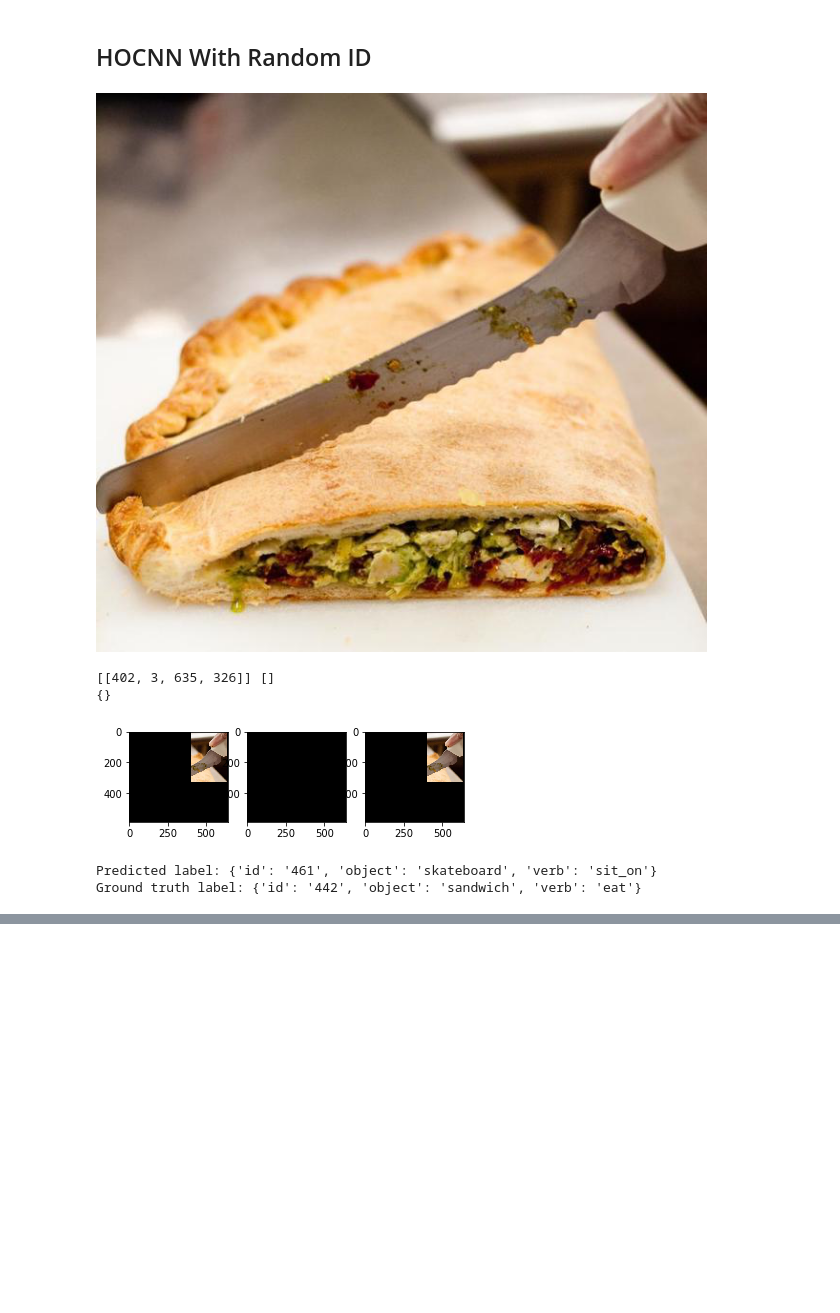
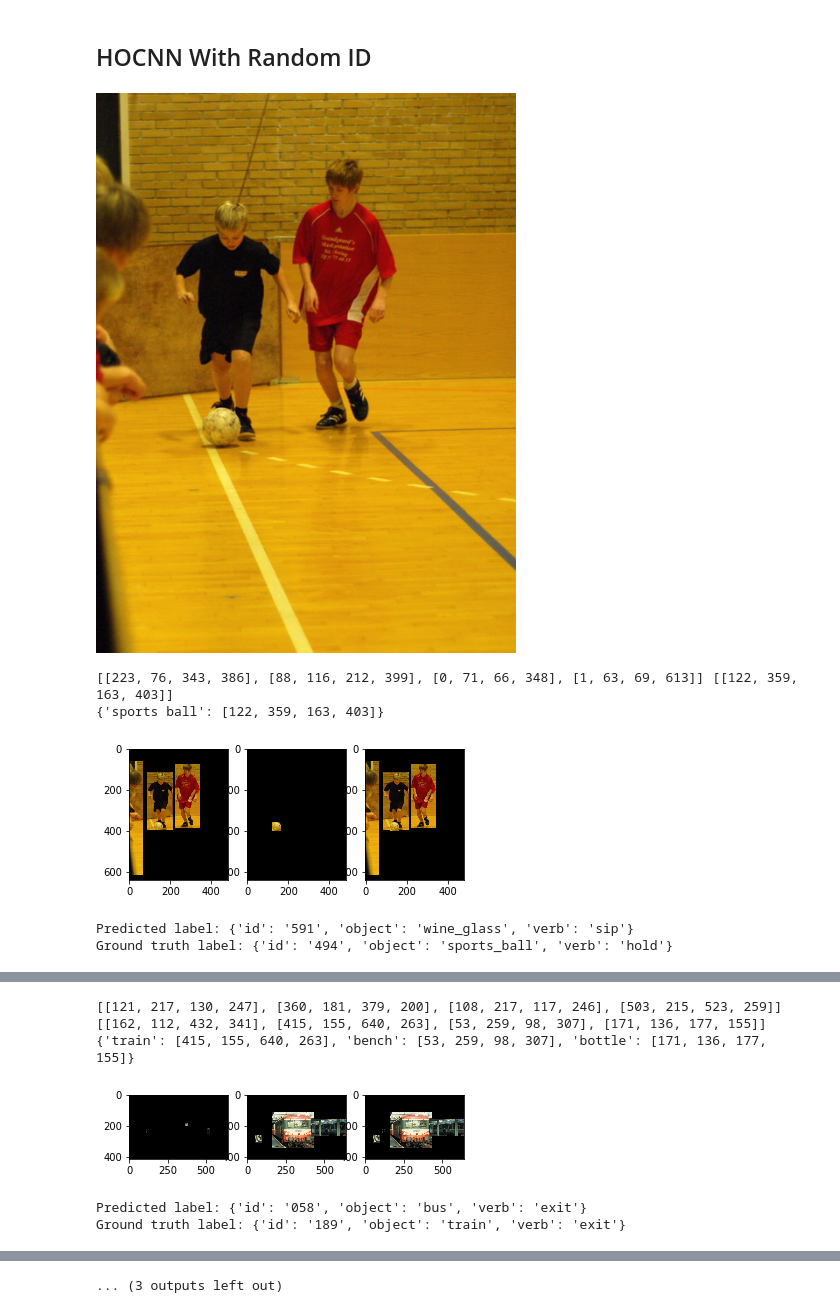
Before and after one commit to callaunchpad/interact, a Jupyter notebook: test_model.ipynb, the cells around one changed output, grey strips where cells are left out. Cells and saved outputs as stored; diff of their text form; code cells hidden in the pictures; blank space fills up the shorter version.

```diff
--- a/test_model.ipynb
+++ b/test_model.ipynb
@@ -224,38 +224,41 @@ def run_prediction(img_id):
     human_bbox_img = cv2.resize(human_bbox_img, (64, 64), interpolation=cv2.INTER_AREA)
     obj_bbox_img = cv2.resize(obj_bbox_img, (64, 64), interpolation=cv2.INTER_AREA)
     pairwise_bbox_img = cv2.resize(pairwise_bbox_img, (64, 64), interpolation=cv2.INTER_AREA)
 
     human_bbox_img = torch.from_numpy(human_bbox_img).to(device)
     obj_bbox_img = torch.from_numpy(obj_bbox_img).to(device)
     pairwise_bbox_img = torch.from_numpy(pairwise_bbox_img).to(device)
 
 
     res_human_input = human_bbox_img.unsqueeze(0)
     res_obj_input = obj_bbox_img.unsqueeze(0)
     res_pairwise_input = pairwise_bbox_img.unsqueeze(0)
 
     res_human_input = res_human_input.permute([0,3,1,2]).float().to(device)
     res_obj_input = res_obj_input.permute([0,3,1,2]).float().to(device)
     res_pairwise_input = res_pairwise_input.permute([0,3,1,2]).float().to(device)
 
     with torch.no_grad(): # Disable gradients for validation
         outputs = model.forward(res_human_input, res_obj_input, res_pairwise_input)
         preds = torch.argmax(outputs, dim=1)
 
     prediction = hoi_list[preds.item() + 1]
     print('Predicted label: ' + str(prediction))
 
     ground_data = [x for x in anno_list if x['global_id'] == "HICO_test2015_" + str(img_id).rjust(8, '0')][0]
     ground_truth = ground_data['hois'][0]
     img_id = int(ground_truth['id'])
     print('Ground truth label: ' + str(hoi_list[img_id]))
 
-img_id = randint(1, 3000)
-run_prediction(img_id)
+from time import sleep
+while True:
+    img_id = randint(1, 1000)
+    run_prediction(img_id)
+    sleep(5)
 # %% [output]
-[figure, old version]
+[figure, new version]
-[[402, 3, 635, 326]] []
-{}
+[[223, 76, 343, 386], [88, 116, 212, 399], [0, 71, 66, 348], [1, 63, 69, 613]] [[122, 359, 163, 403]]
+{'sports ball': [122, 359, 163, 403]}
-[figure, old version]
+[figure, new version]
-Predicted label: {'id': '461', 'object': 'skateboard', 'verb': 'sit_on'}
-Ground truth label: {'id': '442', 'object': 'sandwich', 'verb': 'eat'}
+Predicted label: {'id': '591', 'object': 'wine_glass', 'verb': 'sip'}
+Ground truth label: {'id': '494', 'object': 'sports_ball', 'verb': 'hold'}
@@ -261,0 +266,5 @@ Ground truth label: {'id': '442', 'object': 'sandwich', 'verb': 'eat'}
+[[121, 217, 130, 247], [360, 181, 379, 200], [108, 217, 117, 246], [503, 215, 523, 259]] [[162, 112, 432, 341], [415, 155, 640, 263], [53, 259, 98, 307], [171, 136, 177, 155]]
+{'train': [415, 155, 640, 263], 'bench': [53, 259, 98, 307], 'bottle': [171, 136, 177, 155]}
+[figure, added]
+Predicted label: {'id': '058', 'object': 'bus', 'verb': 'exit'}
+Ground truth label: {'id': '189', 'object': 'train', 'verb': 'exit'}
@@ -261,0 +277 @@ Ground truth label: {'id': '442', 'object': 'sandwich', 'verb': 'eat'}
+... (3 outputs left out)
```
Also changed, not shown: parts of 1 cell of this notebook, 2 other files.
